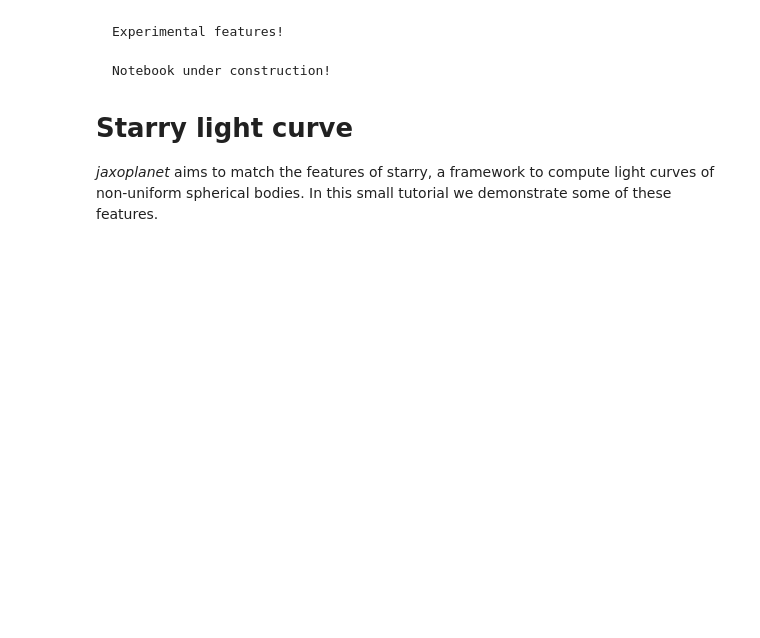
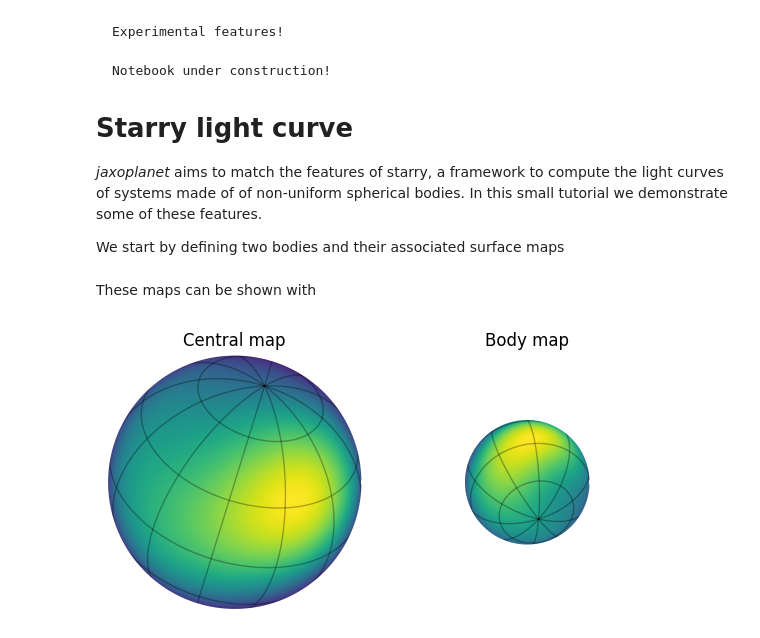
Before and after one commit to exoplanet-dev/jaxoplanet, a Jupyter notebook: docs/tutorials/starry.ipynb, the cells around one changed output. Cells and saved outputs as stored; diff of their text form; code cells hidden in the pictures; blank space fills up the shorter version.

```diff
--- a/docs/tutorials/starry.ipynb
+++ b/docs/tutorials/starry.ipynb
@@ -9,29 +13,48 @@ Notebook under construction!
 
 # Starry light curve
 
-*jaxoplanet* aims to match the features of starry, a framework to compute light curves of non-uniform spherical bodies. In this small tutorial we demonstrate some of these features.
+*jaxoplanet* aims to match the features of starry, a framework to compute the light curves of systems made of of non-uniform spherical bodies. In this small tutorial we demonstrate some of these features.
+
+
+We start by defining two bodies and their associated surface maps
 # %%
 import numpy as np
-import matplotlib.pyplot as plt
 
 from jaxoplanet.experimental.starry.utils import show_map
-from jaxoplanet.experimental.starry.maps import Map
-from jaxoplanet.experimental.starry.ylm import Ylm
+from jaxoplanet.experimental.starry import Map, Ylm
+from jaxoplanet.orbits import keplerian
 
 y = Ylm.from_dense(np.hstack([1.0, np.random.rand(10) * 1e-1]))
-map_1 = Map(y=y, inc=0.9, obl=-0.3, period=1.2, u=[0.5, 0.5])
+central_map = Map(y=y, inc=0.9, obl=-0.3, period=1.2, u=[0.5, 0.5])
+central = keplerian.Central(radius=1.0, mass=0.8, map=central_map)
 
-y = Ylm.from_dense(np.hstack([0.3, np.random.rand(10) * 1e-1]))
-map_2 = Map(y=y, inc=1.6, obl=0.3, period=-0.8, u=[0.2, 0.5])
-
-plt.figure(figsize=(6, 3))
-plt.subplot(121)
-show_map(map_1)
-plt.title("Central map")
-plt.subplot(122)
-show_map(map_2)
-plt.title("Body map")
-_ = plt.tight_layout()
+y = Ylm.from_dense(np.hstack([1.0, np.random.rand(10) * 1e-1]))
+body_map = Map(y=y, inc=2.5, obl=0.3, period=-0.8, u=[0.5, 0.3])
+body = keplerian.Body(radius=0.5, mass=0.6, period=1.0, map=body_map)
+# %% [markdown]
+These maps can be shown with
+# %%
+import matplotlib.pyplot as plt
+
+
+def lim():
+    radius = central.radius.magnitude
+    plt.xlim(-radius, radius)
+    plt.ylim(-radius, radius)
+
+
+plt.figure(figsize=(6, 3))
+plt.subplot(121)
+show_map(central)
+plt.title("Central map")
+lim()
+plt.subplot(122)
+show_map(body)
+lim()
+plt.title("Body map")
+_ = plt.tight_layout()
+# %% [output]
+[figure, added]
 # %%
 from jaxoplanet.orbits import keplerian
 from jaxoplanet.experimental.starry.light_curves import light_curve
```
Also changed, not shown: parts of 2 cells of this notebook.
